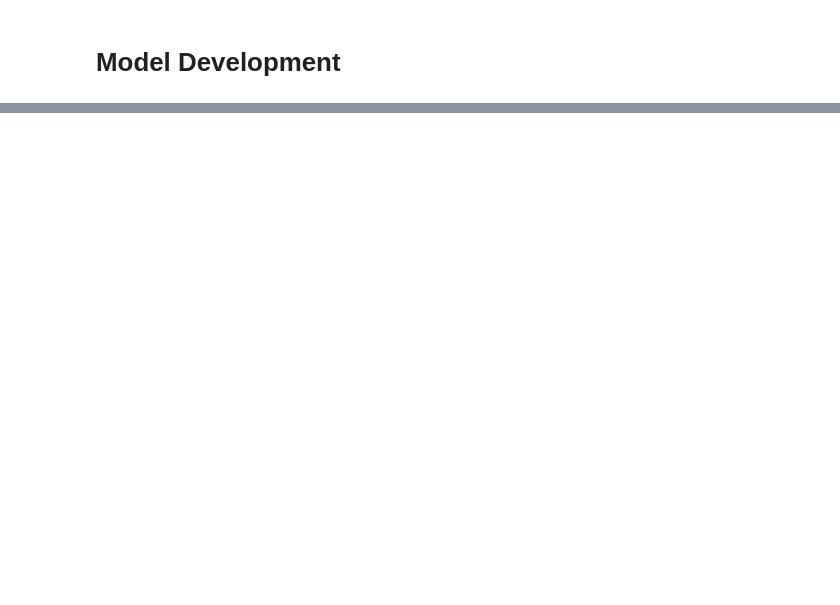
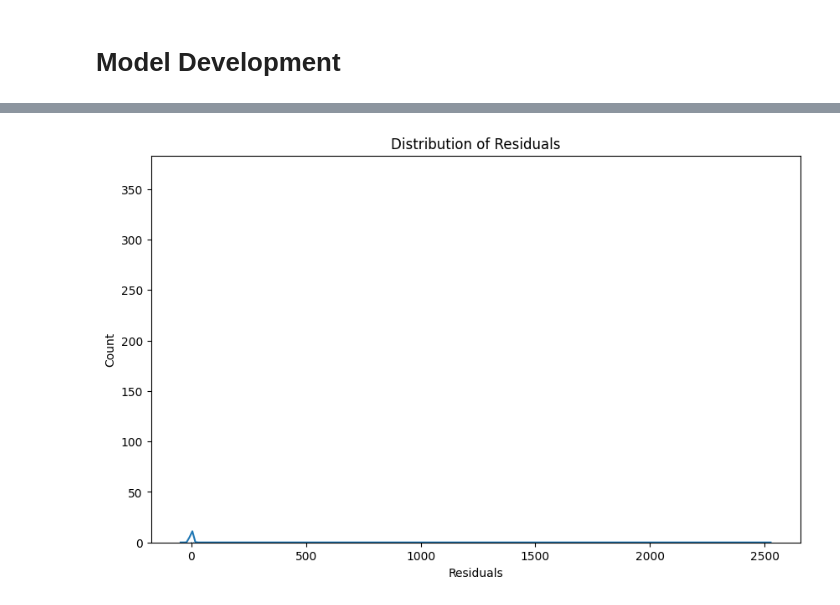
Before and after one commit to sammig6i/NBA-Fantasy-Points-Prediction, a Jupyter notebook: notebooks/model_development.ipynb, the cells around one changed output, grey strips where cells are left out. Saved outputs shown, nothing was run; the diff lists cells and outputs as text; code cells hidden in the pictures; blank space fills up the shorter version.

```diff
--- a/notebooks/model_development.ipynb
+++ b/notebooks/model_development.ipynb
@@ -139,0 +255,9 @@ print(df[df['Season'] == '2023-24']['Date'].min())
+# %%
+# Residuals Plots
+residuals = y_val - y_val_pred
+plt.figure(figsize=(10, 6))
+sns.residplot(x=y_val_pred, y=residuals, lowess=True, line_kws={'color': 'red'})
+plt.xlabel('Predicted Labels')
+plt.ylabel('Residuals')
+plt.title('Residual Plot')
+plt.show()
@@ -139,0 +276,8 @@ print(df[df['Season'] == '2023-24']['Date'].min())
+# %%
+plt.figure(figsize=(10, 6))
+sns.histplot(residuals, kde=True)
+plt.xlabel('Residuals')
+plt.title('Distribution of Residuals')
+plt.show()
+# %% [output]
+[figure, added]
```
Also changed, not shown: parts of 21 cells of this notebook, 2 other files.
